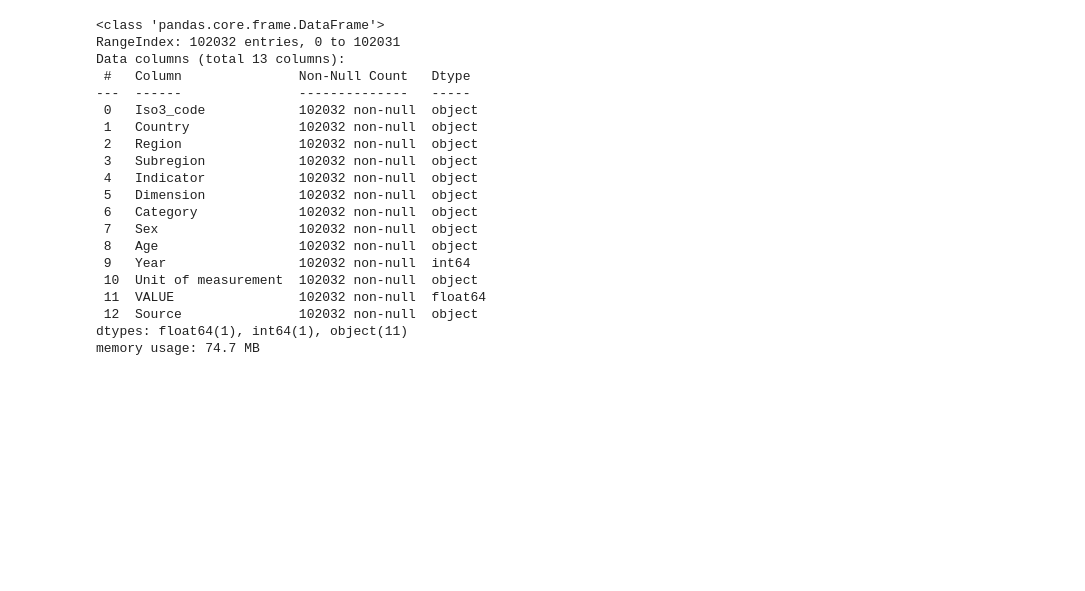
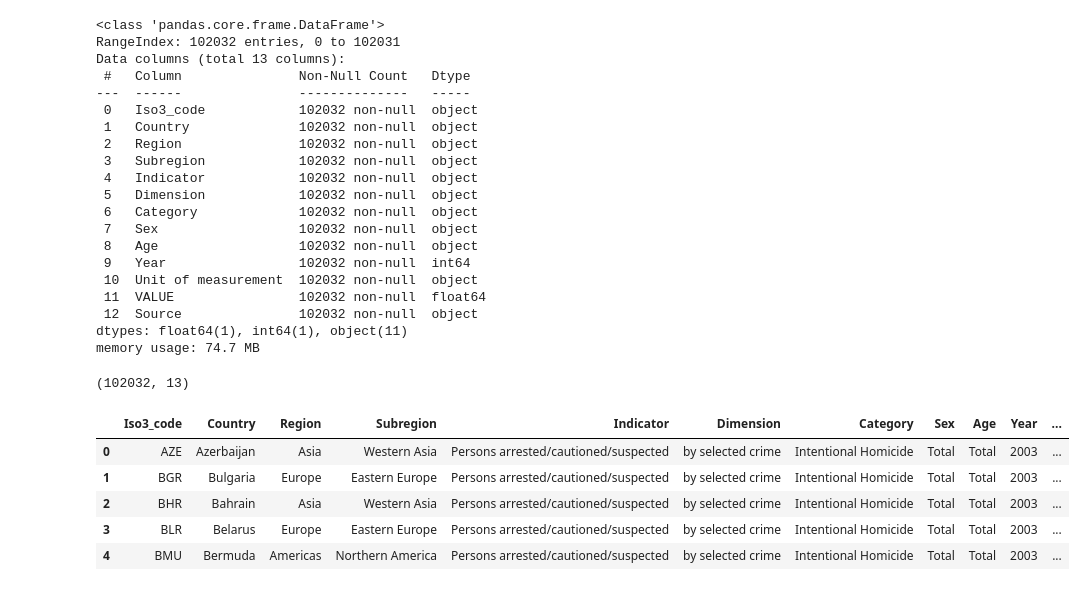
Before and after one commit to lozziopadredeivizzi/CrimeRatePredictor, a Jupyter notebook: crime_rate_prediction.ipynb, the cells around one changed output. Saved outputs shown, nothing was run; the diff lists cells and outputs as text; code cells hidden in the pictures; blank space fills up the shorter version.

```diff
--- a/crime_rate_prediction.ipynb
+++ b/crime_rate_prediction.ipynb
@@ -845,3 +845,16 @@ Data columns (total 13 columns):
  12  Source               102032 non-null  object
 dtypes: float64(1), int64(1), object(11)
 memory usage: 74.7 MB
+# %%
+police_personnel.shape
+# %% [output]
+(102032, 13)
+# %%
+police_personnel.head()
+# %% [output]
+|  | Iso3_code | Country | Region | Subregion | Indicator | Dimension | Category | Sex | Age | Year | ... |
+| 0 | AZE | Azerbaijan | Asia | Western Asia | Persons arrested/cautioned/suspected | by selected crime | Intentional Homicide | Total | Total | 2003 | ... |
+| 1 | BGR | Bulgaria | Europe | Eastern Europe | Persons arrested/cautioned/suspected | by selected crime | Intentional Homicide | Total | Total | 2003 | ... |
+| 2 | BHR | Bahrain | Asia | Western Asia | Persons arrested/cautioned/suspected | by selected crime | Intentional Homicide | Total | Total | 2003 | ... |
+| 3 | BLR | Belarus | Europe | Eastern Europe | Persons arrested/cautioned/suspected | by selected crime | Intentional Homicide | Total | Total | 2003 | ... |
+| 4 | BMU | Bermuda | Americas | Northern America | Persons arrested/cautioned/suspected | by selected crime | Intentional Homicide | Total | Total | 2003 | ... |
```
Also changed, not shown: parts of 12 cells of this notebook.
